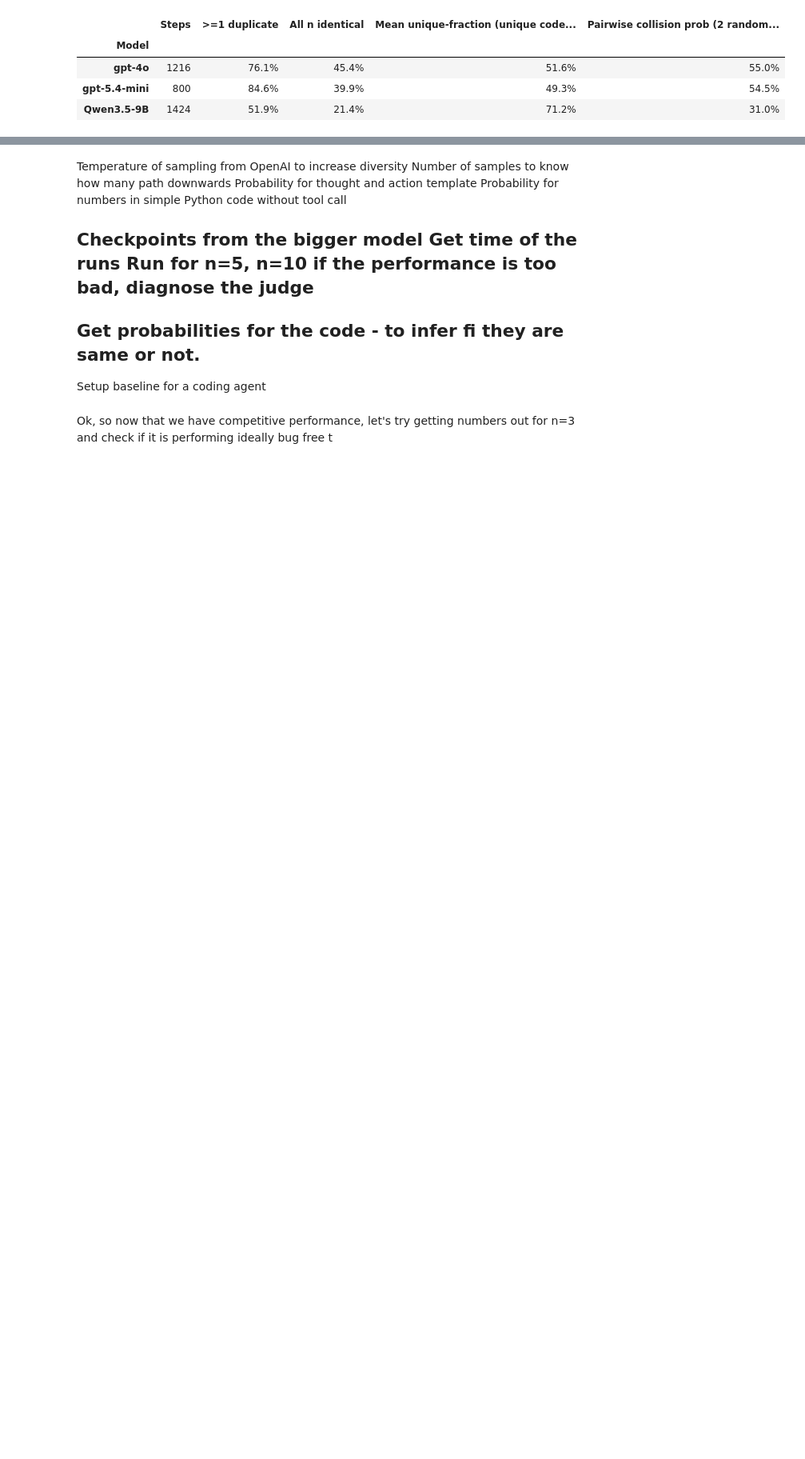
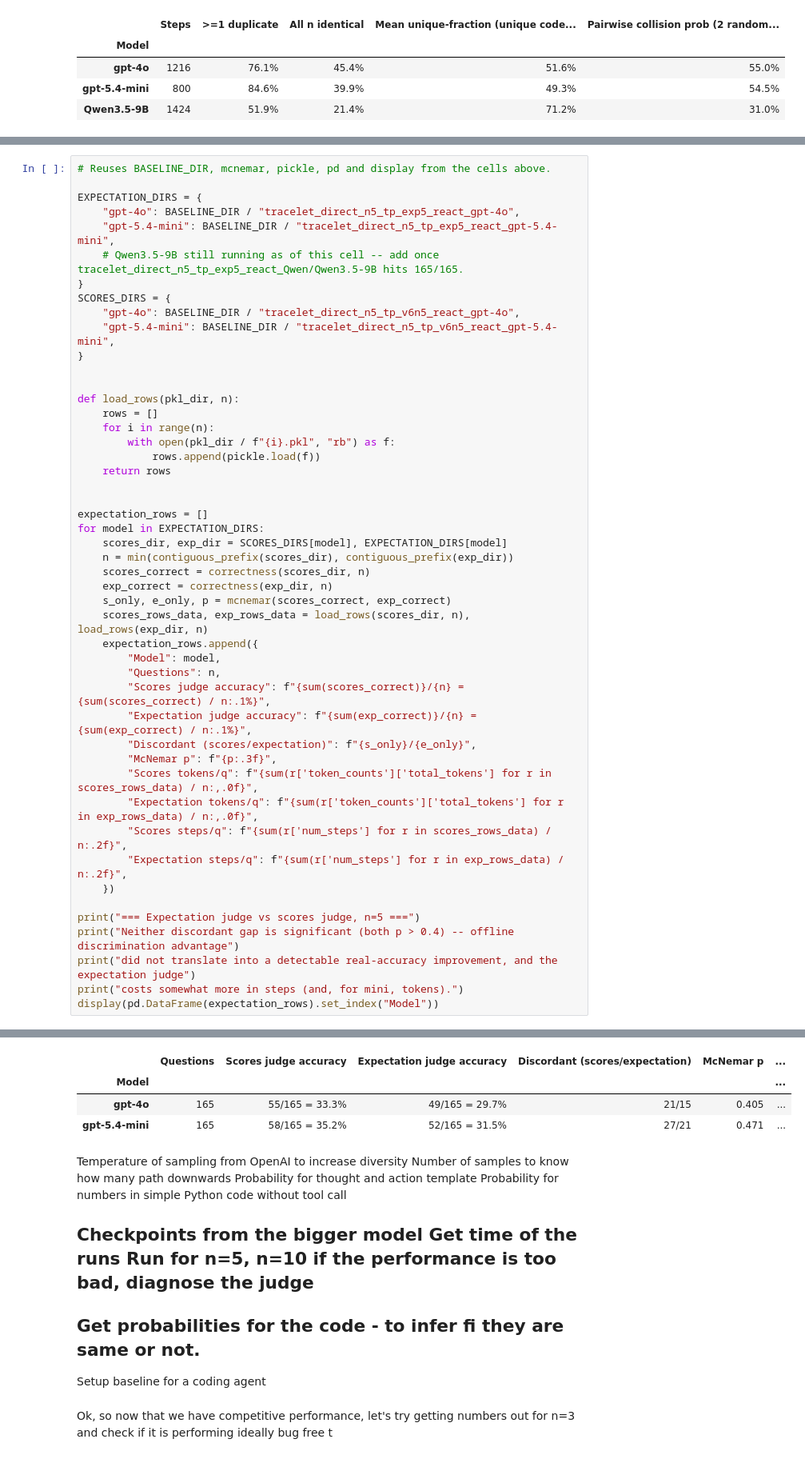
Before and after one commit to PoorvaGarg/smolagents, a Jupyter notebook: notes.ipynb, the cells around one changed output, grey strips where cells are left out. Shown at 80% size. Cells and saved outputs as stored; diff of their text form; blank space fills up the shorter version.

```diff
--- a/notes.ipynb
+++ b/notes.ipynb
@@ -1750,0 +1755,49 @@ prior and the judge, explains most of that baseline's size.
+# %%
+# Reuses BASELINE_DIR, mcnemar, pickle, pd and display from the cells above.
+
+EXPECTATION_DIRS = {
+    "gpt-4o": BASELINE_DIR / "tracelet_direct_n5_tp_exp5_react_gpt-4o",
+    "gpt-5.4-mini": BASELINE_DIR / "tracelet_direct_n5_tp_exp5_react_gpt-5.4-mini",
+    # Qwen3.5-9B still running as of this cell -- add once tracelet_direct_n5_tp_exp5_react_Qwen/Qwen3.5-9B hits 165/165.
+}
+SCORES_DIRS = {
+    "gpt-4o": BASELINE_DIR / "tracelet_direct_n5_tp_v6n5_react_gpt-4o",
+    "gpt-5.4-mini": BASELINE_DIR / "tracelet_direct_n5_tp_v6n5_react_gpt-5.4-mini",
+}
+
+
+def load_rows(pkl_dir, n):
+    rows = []
+    for i in range(n):
+        with open(pkl_dir / f"{i}.pkl", "rb") as f:
+            rows.append(pickle.load(f))
+    return rows
+
+
+expectation_rows = []
+for model in EXPECTATION_DIRS:
+    scores_dir, exp_dir = SCORES_DIRS[model], EXPECTATION_DIRS[model]
+    n = min(contiguous_prefix(scores_dir), contiguous_prefix(exp_dir))
+    scores_correct = correctness(scores_dir, n)
+    exp_correct = correctness(exp_dir, n)
+    s_only, e_only, p = mcnemar(scores_correct, exp_correct)
+    scores_rows_data, exp_rows_data = load_rows(scores_dir, n), load_rows(exp_dir, n)
+    expectation_rows.append({
+        "Model": model,
+        "Questions": n,
+        "Scores judge accuracy": f"{sum(scores_correct)}/{n} = {sum(scores_correct) / n:.1%}",
+        "Expectation judge accuracy": f"{sum(exp_correct)}/{n} = {sum(exp_correct) / n:.1%}",
+        "Discordant (scores/expectation)": f"{s_only}/{e_only}",
+        "McNemar p": f"{p:.3f}",
+        "Scores tokens/q": f"{sum(r['token_counts']['total_tokens'] for r in scores_rows_data) / n:,.0f}",
+        "Expectation tokens/q": f"{sum(r['token_counts']['total_tokens'] for r in exp_rows_data) / n:,.0f}",
+        "Scores steps/q": f"{sum(r['num_steps'] for r in scores_rows_data) / n:.2f}",
+        "Expectation steps/q": f"{sum(r['num_steps'] for r in exp_rows_data) / n:.2f}",
+    })
+
+print("=== Expectation judge vs scores judge, n=5 ===")
+print("Neither discordant gap is significant (both p > 0.4) -- offline discrimination advantage")
+print("did not translate into a detectable real-accuracy improvement, and the expectation judge")
+print("costs somewhat more in steps (and, for mini, tokens).")
+display(pd.DataFrame(expectation_rows).set_index("Model"))
+# %% [output]
@@ -1751,3 +1808,7 @@ prior and the judge, explains most of that baseline's size.
+|  | Questions | Scores judge accuracy | Expectation judge accuracy | Discordant (scores/expectation) | McNemar p | ... |
+| Model |  |  |  |  |  | ... |
+| gpt-4o | 165 | 55/165 = 33.3% | 49/165 = 29.7% | 21/15 | 0.405 | ... |
+| gpt-5.4-mini | 165 | 58/165 = 35.2% | 52/165 = 31.5% | 27/21 | 0.471 | ... |
 # %% [markdown]
 Temperature of sampling from OpenAI to increase diversity
 Number of samples to know how many path downwards
```
Also changed, not shown: parts of 6 cells of this notebook, 12 other files.
